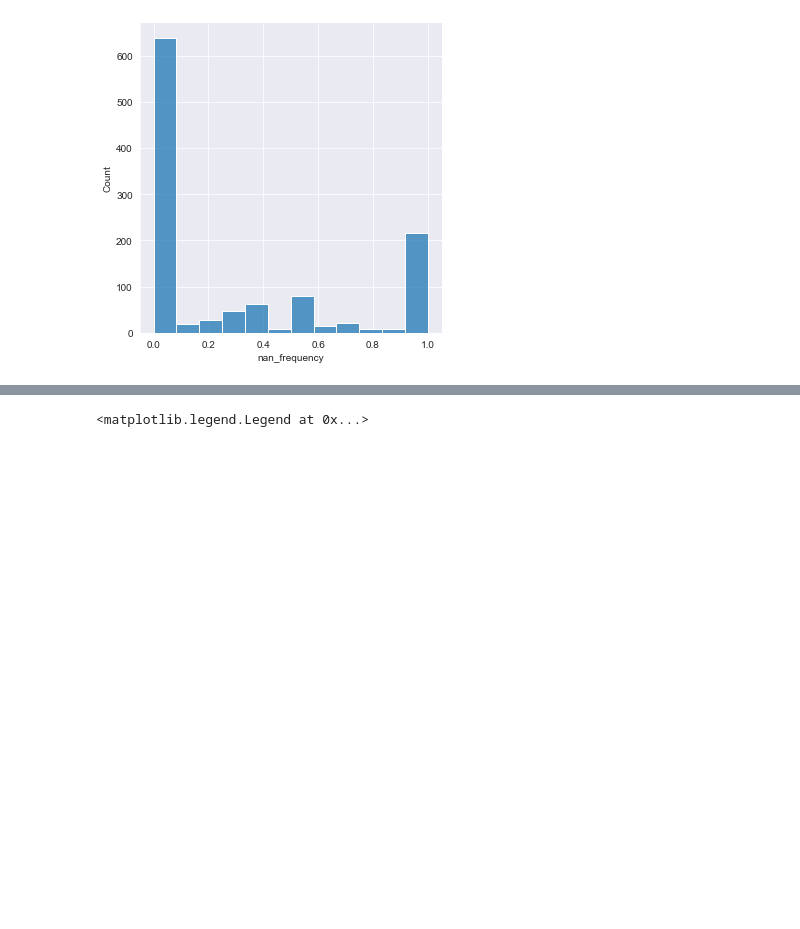
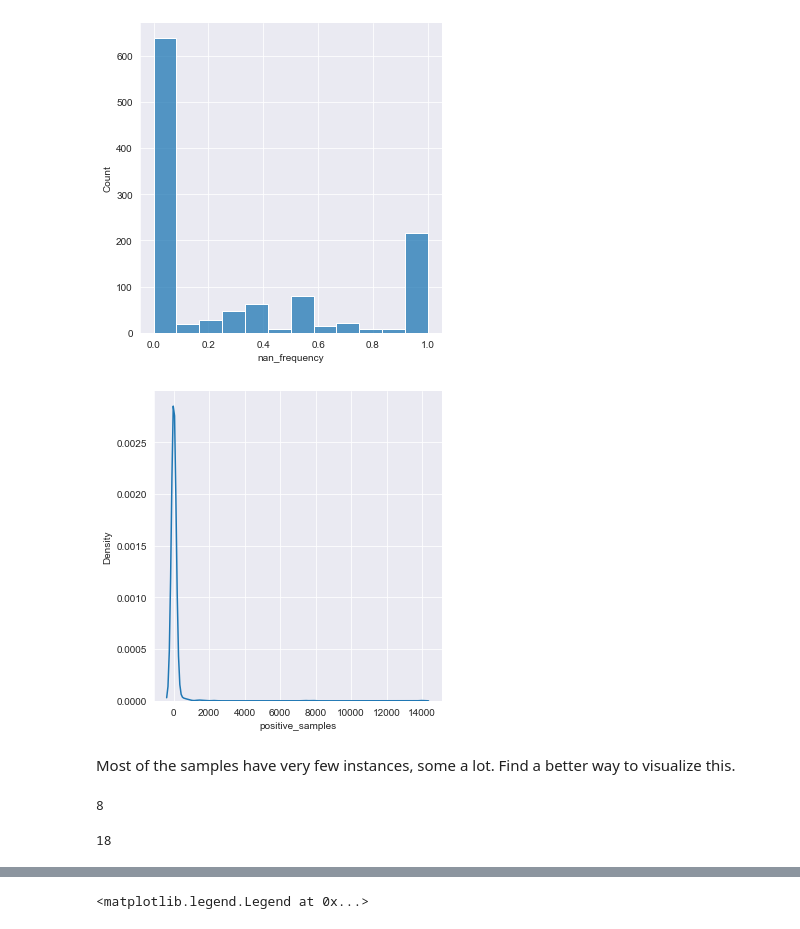
Before and after one commit to arnodeceuninck/thesis, a Jupyter notebook: 14 Different epitopes.ipynb, the cells around one changed output, grey strips where cells are left out. Drawn from its saved outputs; the diff is of its cells as text; code cells hidden in the pictures; blank space fills up the shorter version.

```diff
--- a/14 Different epitopes.ipynb
+++ b/14 Different epitopes.ipynb
@@ -839,3 +605,19 @@ import seaborn as sns
 plot = sns.displot(scores, x="nan_frequency")
 # %% [output]
 [figure]
+# %%
+# plot the distribution of number of samples (positive samples)
+plot = sns.displot(scores, x="positive_samples", kind="kde")
+# %% [output]
+[figure, added]
+# %% [markdown]
+Most of the samples have very few instances, some a lot. Find a better way to visualize this.
+# %%
+# get number of instances with > 1000 samples
+len(scores[scores['positive_samples'] > 1000])
+# %% [output]
+8
+# %%
+len(scores[scores['positive_samples'] > 500])
+# %% [output]
+18
```
Also changed, not shown: parts of 83 cells of this notebook, 28 other files.
